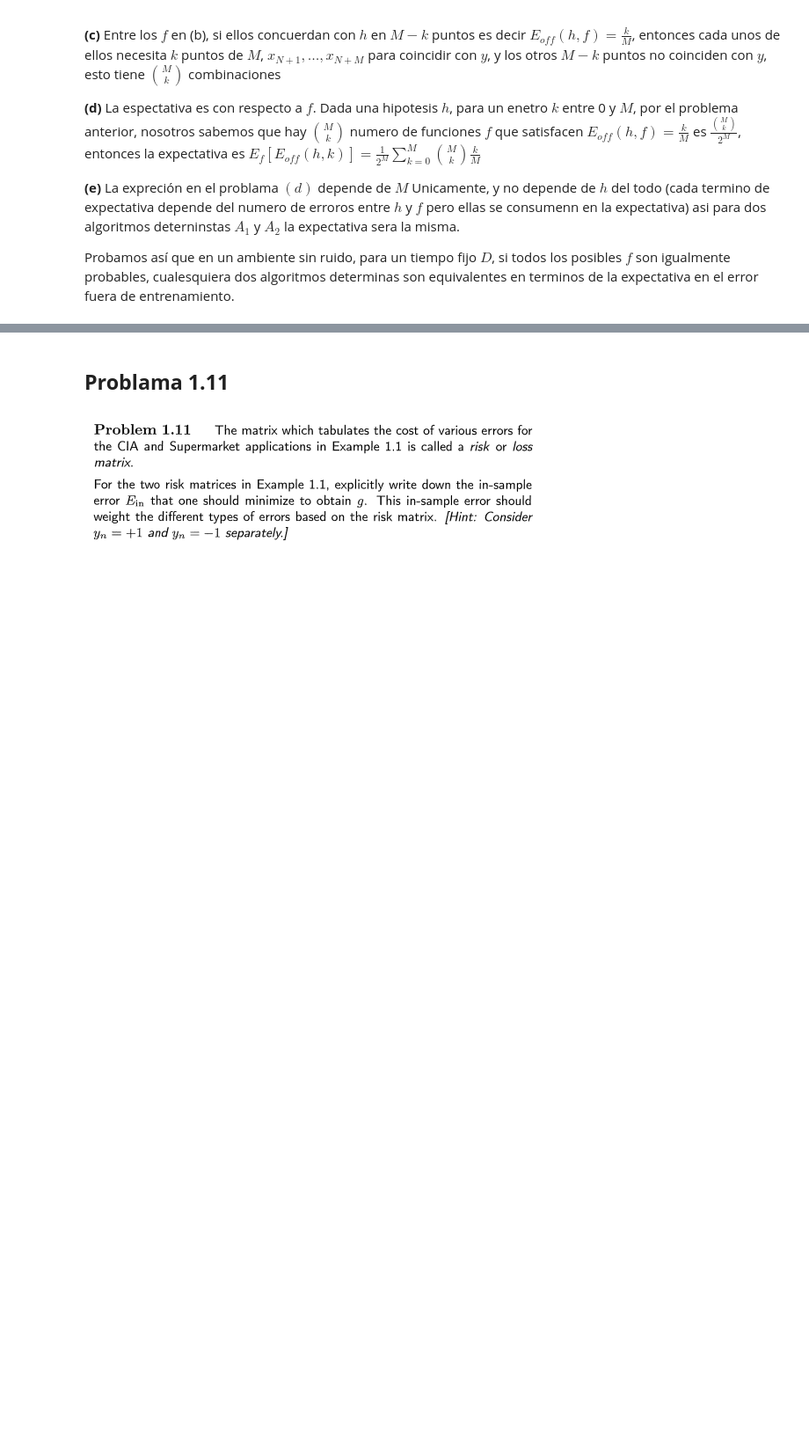
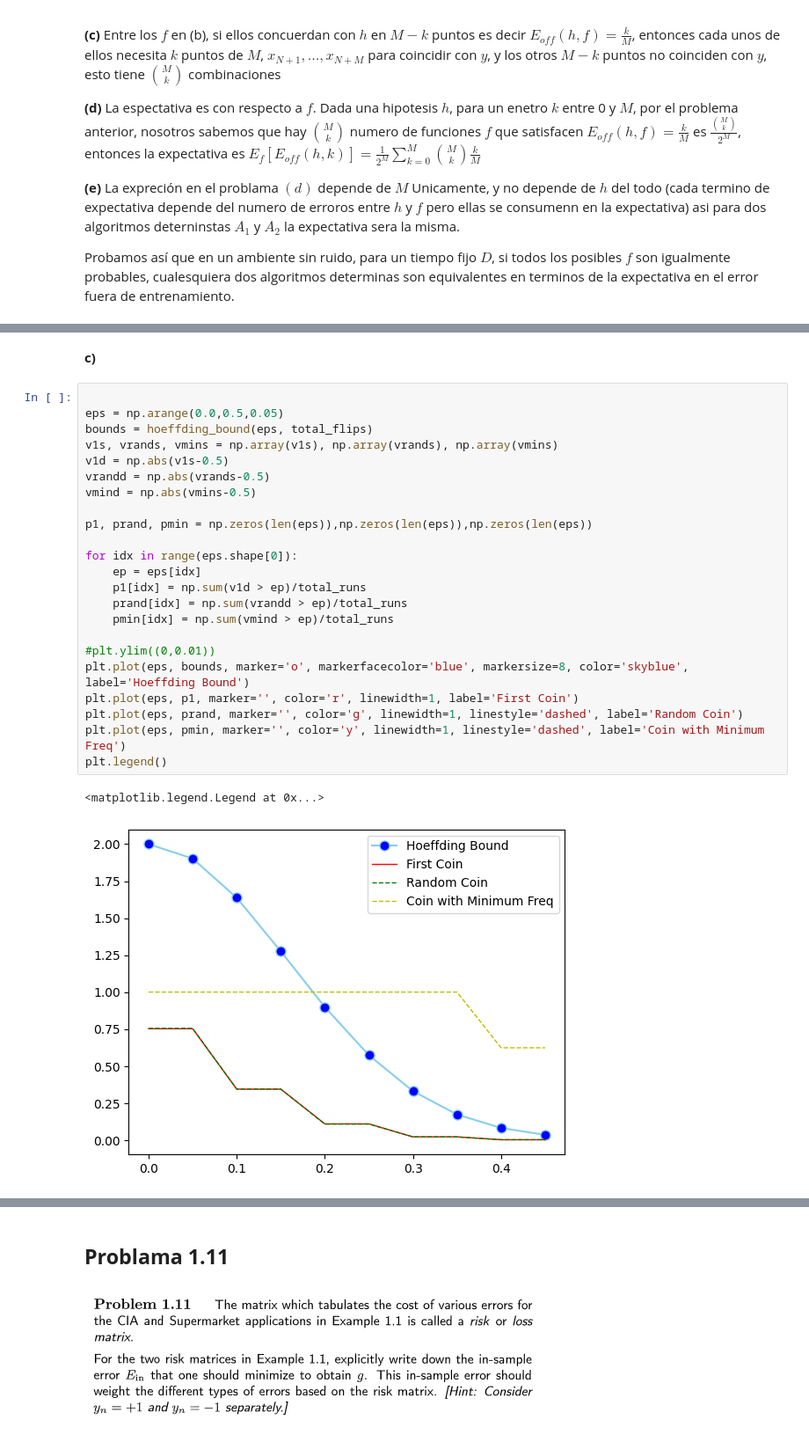
Before and after one commit to brromeroc/Ejercicioslearningfromdata, a Jupyter notebook: Solución_Ejercicios_Learning_from_data.ipynb, the cells around one changed output, grey strips where cells are left out. Shown at 88% size. Saved outputs shown, nothing was run; the diff lists cells and outputs as text; blank space fills up the shorter version.

```diff
--- a/Solución_Ejercicios_Learning_from_data.ipynb
+++ b/Solución_Ejercicios_Learning_from_data.ipynb
@@ -104,0 +199,28 @@ Probamos así que en un ambiente sin ruido, para un tiempo fijo $D$, si todos lo
+# %% [markdown]
+**c)**
+# %%
+
+eps = np.arange(0.0,0.5,0.05)
+bounds = hoeffding_bound(eps, total_flips)
+v1s, vrands, vmins = np.array(v1s), np.array(vrands), np.array(vmins)
+v1d = np.abs(v1s-0.5)
+vrandd = np.abs(vrands-0.5)
+vmind = np.abs(vmins-0.5)
+
+p1, prand, pmin = np.zeros(len(eps)),np.zeros(len(eps)),np.zeros(len(eps))
+
+for idx in range(eps.shape[0]):
+    ep = eps[idx]
+    p1[idx] = np.sum(v1d > ep)/total_runs
+    prand[idx] = np.sum(vrandd > ep)/total_runs
+    pmin[idx] = np.sum(vmind > ep)/total_runs
+
+#plt.ylim((0,0.01))
+plt.plot(eps, bounds, marker='o', markerfacecolor='blue', markersize=8, color='skyblue', label='Hoeffding Bound')
+plt.plot(eps, p1, marker='', color='r', linewidth=1, label='First Coin')
+plt.plot(eps, prand, marker='', color='g', linewidth=1, linestyle='dashed', label='Random Coin')
+plt.plot(eps, pmin, marker='', color='y', linewidth=1, linestyle='dashed', label='Coin with Minimum Freq')
+plt.legend()
+# %% [output]
+<matplotlib.legend.Legend at 0x...>
+[figure, added]
```
Also changed, not shown: parts of 12 cells of this notebook.
